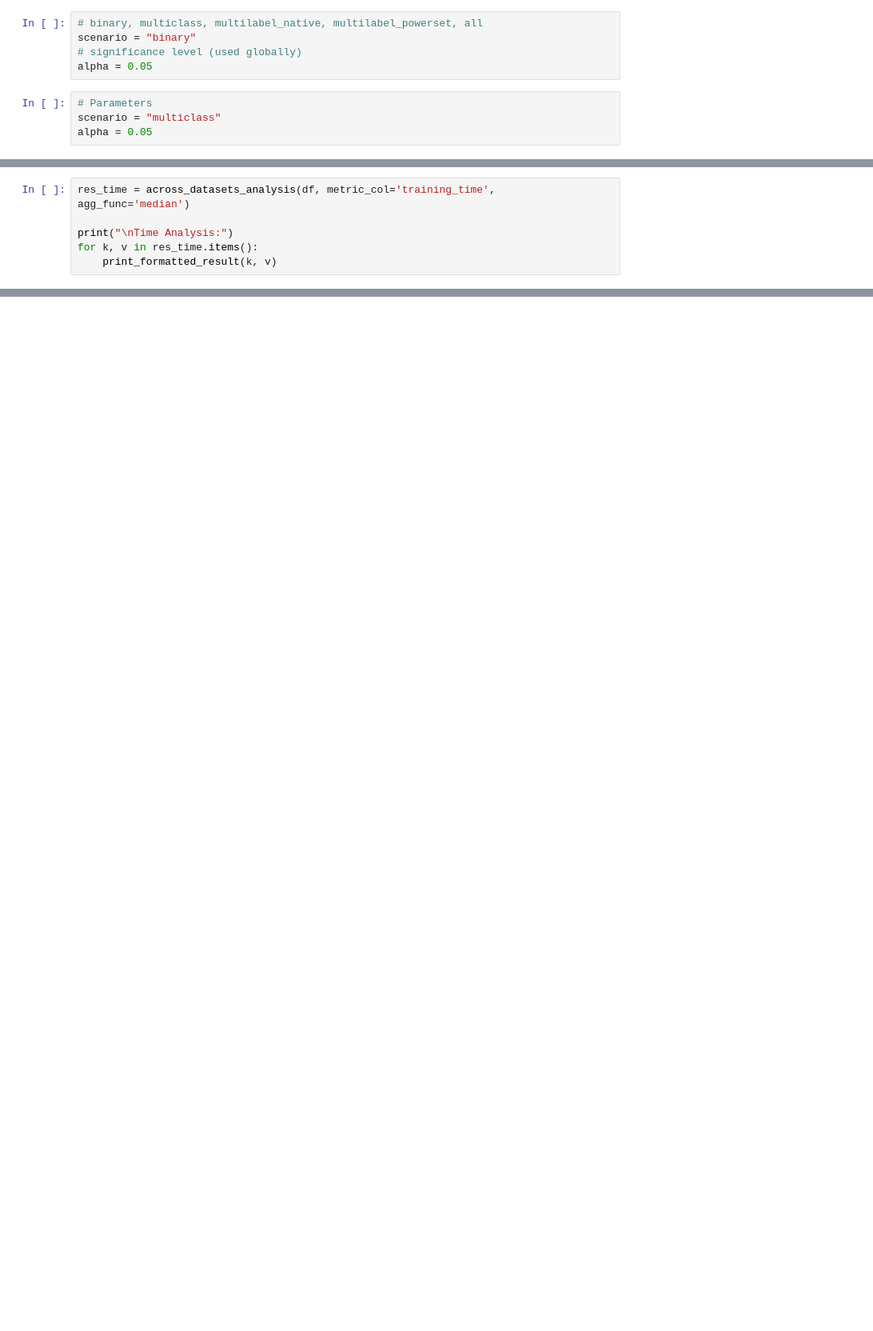
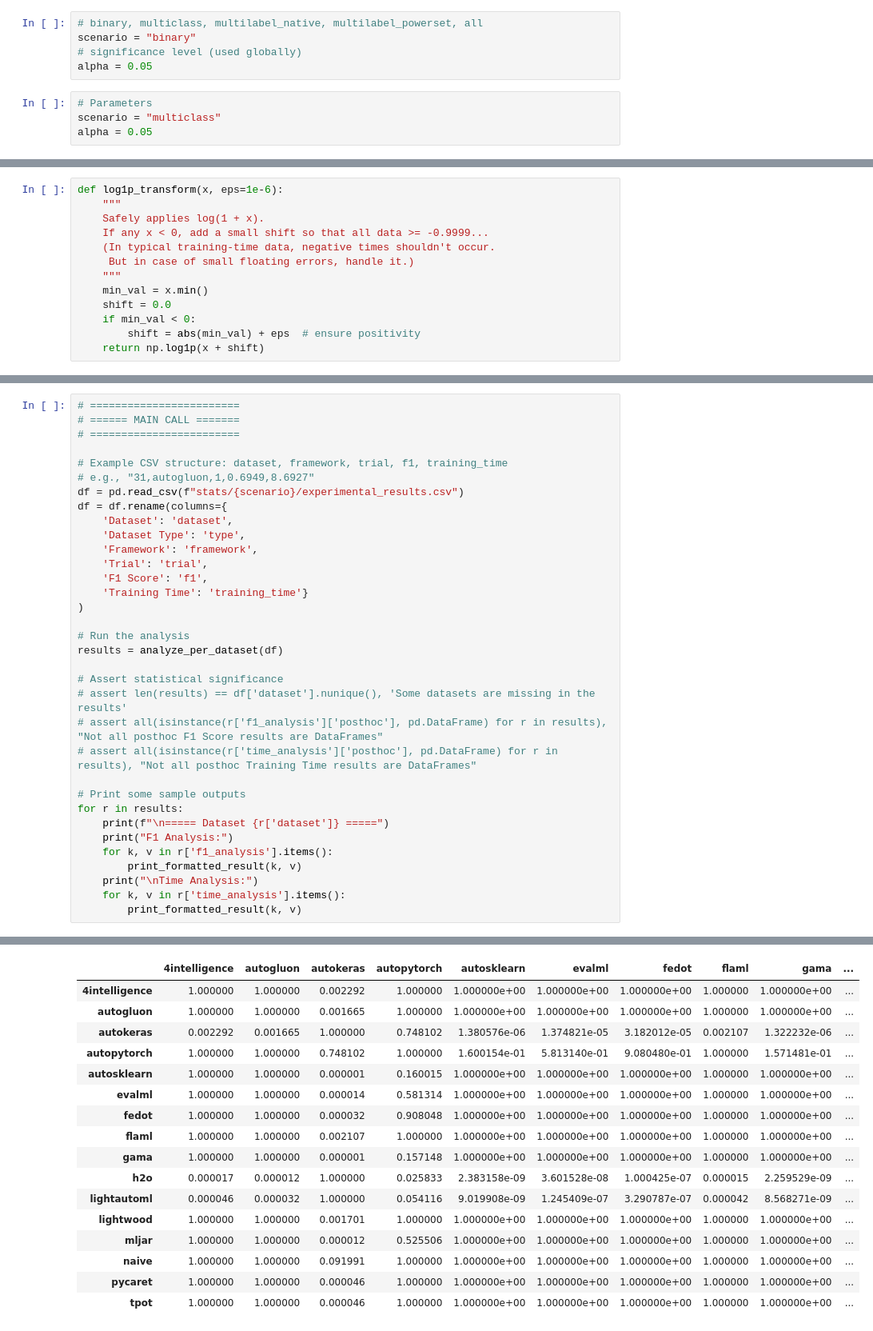
Before and after one commit to marcelovca90/auto-ml-evaluation, a Jupyter notebook: stats/multiclass/step_1_analysis_per_dataset_output.ipynb, the cells around one changed output, grey strips where cells are left out. Shown at 80% size. Drawn from its saved outputs; the diff is of its cells as text; blank space fills up the shorter version.

```diff
--- a/stats/multiclass/step_1_analysis_per_dataset_output.ipynb
+++ b/stats/multiclass/step_1_analysis_per_dataset_output.ipynb
@@ -361,6 +32,0 @@ plt.savefig(f"stats/{scenario}/step_2_across_datasets_cd_diagram_f1.png", dpi=30
-# %%
-res_time = across_datasets_analysis(df, metric_col='training_time', agg_func='median')
-
-print("\nTime Analysis:")
-for k, v in res_time.items():
-    print_formatted_result(k, v)
@@ -558,0 +50,13 @@ plt.show()
+# %%
+def log1p_transform(x, eps=1e-6):
+    """
+    Safely applies log(1 + x).
+    If any x < 0, add a small shift so that all data >= -0.9999...
+    (In typical training-time data, negative times shouldn't occur.
+     But in case of small floating errors, handle it.)
+    """
+    min_val = x.min()
+    shift = 0.0
+    if min_val < 0:
+        shift = abs(min_val) + eps  # ensure positivity
+    return np.log1p(x + shift)
@@ -558,0 +406,35 @@ plt.show()
+# %%
+# ========================
+# ====== MAIN CALL =======
+# ========================
+
+# Example CSV structure: dataset, framework, trial, f1, training_time
+# e.g., "31,autogluon,1,0.6949,8.6927"
+df = pd.read_csv(f"stats/{scenario}/experimental_results.csv")
+df = df.rename(columns={
+    'Dataset': 'dataset',
+    'Dataset Type': 'type',
+    'Framework': 'framework',
+    'Trial': 'trial',
+    'F1 Score': 'f1',
+    'Training Time': 'training_time'}
+)
+
+# Run the analysis
+results = analyze_per_dataset(df)
+
+# Assert statistical significance
+# assert len(results) == df['dataset'].nunique(), 'Some datasets are missing in the results'
+# assert all(isinstance(r['f1_analysis']['posthoc'], pd.DataFrame) for r in results), "Not all posthoc F1 Score results are DataFrames"
+# assert all(isinstance(r['time_analysis']['posthoc'], pd.DataFrame) for r in results), "Not all posthoc Training Time results are DataFrames"
+
+# Print some sample outputs
+for r in results:
+    print(f"\n===== Dataset {r['dataset']} =====")
+    print("F1 Analysis:")
+    for k, v in r['f1_analysis'].items():
+        print_formatted_result(k, v)
+    print("\nTime Analysis:")
+    for k, v in r['time_analysis'].items():
+        print_formatted_result(k, v)
+# %% [output]
@@ -558,0 +450,17 @@ plt.show()
+|  | 4intelligence | autogluon | autokeras | autopytorch | autosklearn | evalml | fedot | flaml | gama | ... |
+| 4intelligence | 1.000000 | 1.000000 | 0.002292 | 1.000000 | 1.000000e+00 | 1.000000e+00 | 1.000000e+00 | 1.000000 | 1.000000e+00 | ... |
+| autogluon | 1.000000 | 1.000000 | 0.001665 | 1.000000 | 1.000000e+00 | 1.000000e+00 | 1.000000e+00 | 1.000000 | 1.000000e+00 | ... |
+| autokeras | 0.002292 | 0.001665 | 1.000000 | 0.748102 | 1.380576e-06 | 1.374821e-05 | 3.182012e-05 | 0.002107 | 1.322232e-06 | ... |
+| autopytorch | 1.000000 | 1.000000 | 0.748102 | 1.000000 | 1.600154e-01 | 5.813140e-01 | 9.080480e-01 | 1.000000 | 1.571481e-01 | ... |
+| autosklearn | 1.000000 | 1.000000 | 0.000001 | 0.160015 | 1.000000e+00 | 1.000000e+00 | 1.000000e+00 | 1.000000 | 1.000000e+00 | ... |
+| evalml | 1.000000 | 1.000000 | 0.000014 | 0.581314 | 1.000000e+00 | 1.000000e+00 | 1.000000e+00 | 1.000000 | 1.000000e+00 | ... |
+| fedot | 1.000000 | 1.000000 | 0.000032 | 0.908048 | 1.000000e+00 | 1.000000e+00 | 1.000000e+00 | 1.000000 | 1.000000e+00 | ... |
+| flaml | 1.000000 | 1.000000 | 0.002107 | 1.000000 | 1.000000e+00 | 1.000000e+00 | 1.000000e+00 | 1.000000 | 1.000000e+00 | ... |
+| gama | 1.000000 | 1.000000 | 0.000001 | 0.157148 | 1.000000e+00 | 1.000000e+00 | 1.000000e+00 | 1.000000 | 1.000000e+00 | ... |
+| h2o | 0.000017 | 0.000012 | 1.000000 | 0.025833 | 2.383158e-09 | 3.601528e-08 | 1.000425e-07 | 0.000015 | 2.259529e-09 | ... |
+| lightautoml | 0.000046 | 0.000032 | 1.000000 | 0.054116 | 9.019908e-09 | 1.245409e-07 | 3.290787e-07 | 0.000042 | 8.568271e-09 | ... |
+| lightwood | 1.000000 | 1.000000 | 0.001701 | 1.000000 | 1.000000e+00 | 1.000000e+00 | 1.000000e+00 | 1.000000 | 1.000000e+00 | ... |
+| mljar | 1.000000 | 1.000000 | 0.000012 | 0.525506 | 1.000000e+00 | 1.000000e+00 | 1.000000e+00 | 1.000000 | 1.000000e+00 | ... |
+| naive | 1.000000 | 1.000000 | 0.091991 | 1.000000 | 1.000000e+00 | 1.000000e+00 | 1.000000e+00 | 1.000000 | 1.000000e+00 | ... |
+| pycaret | 1.000000 | 1.000000 | 0.000046 | 1.000000 | 1.000000e+00 | 1.000000e+00 | 1.000000e+00 | 1.000000 | 1.000000e+00 | ... |
+| tpot | 1.000000 | 1.000000 | 0.000046 | 1.000000 | 1.000000e+00 | 1.000000e+00 | 1.000000e+00 | 1.000000 | 1.000000e+00 | ... |
```
Also changed, not shown: parts of 50 cells of this notebook, 10 other files.
